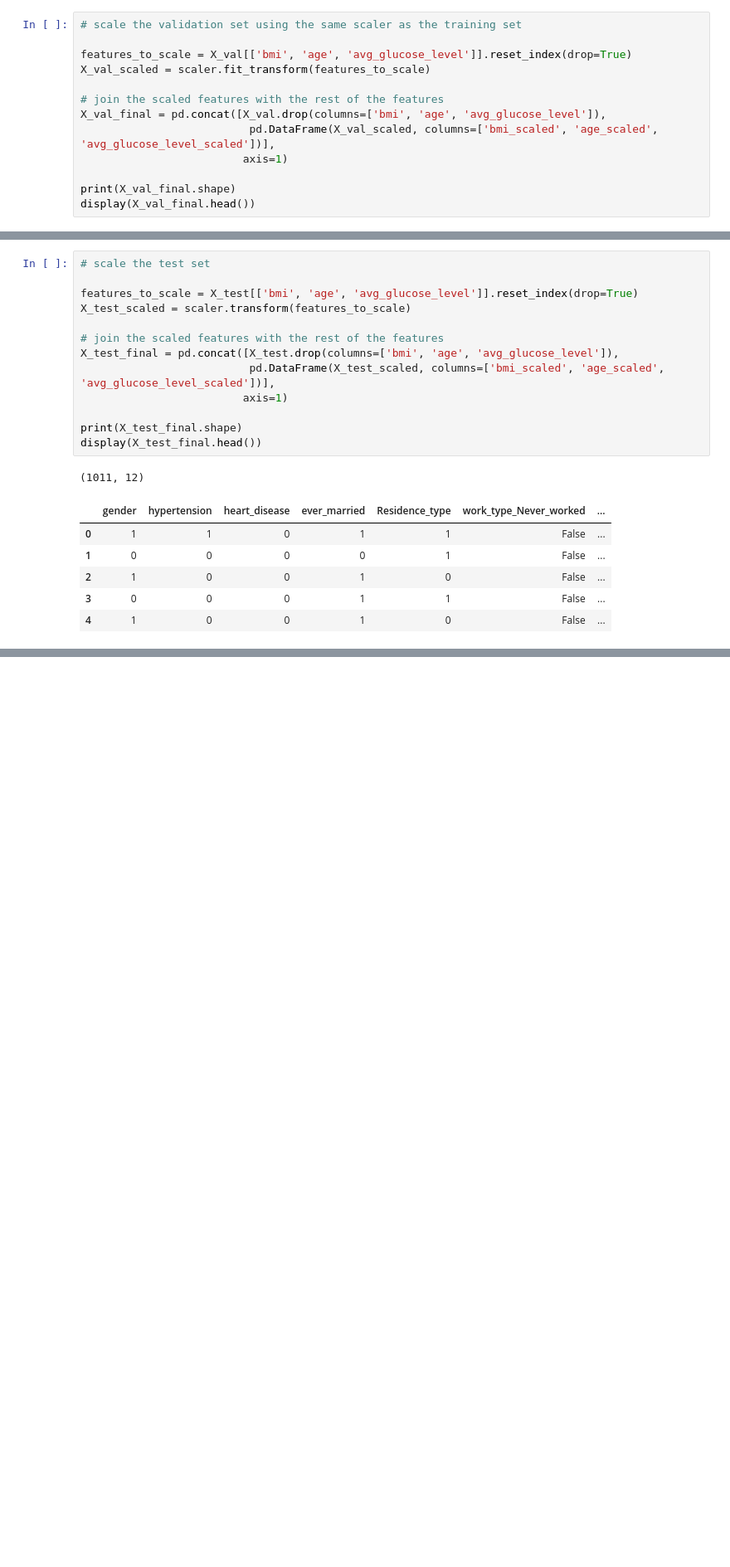
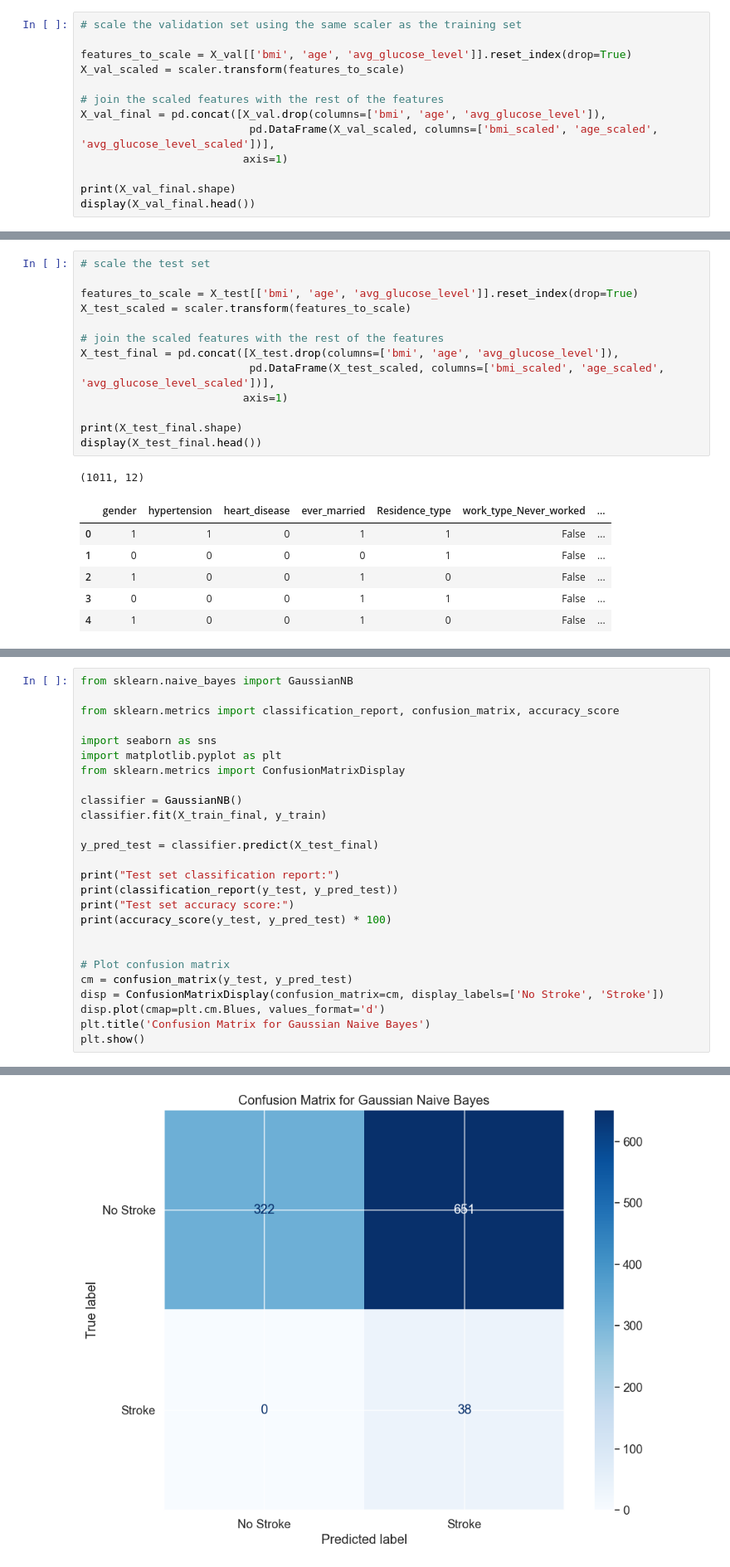
Before and after one commit to marwannour1/stroke_prediction, a Jupyter notebook: main.ipynb, the cells around one changed output, grey strips where cells are left out. Shown at 83% size. Drawn from its saved outputs; the diff is of its cells as text; blank space fills up the shorter version.

Commit message:
trained with NB w hagat kteer ba3deeh

```diff
--- a/main.ipynb
+++ b/main.ipynb
@@ -927,7 +927,7 @@ Row 3929 of X_train:
 # scale the validation set using the same scaler as the training set
 
 features_to_scale = X_val[['bmi', 'age', 'avg_glucose_level']].reset_index(drop=True)
-X_val_scaled = scaler.fit_transform(features_to_scale)
+X_val_scaled = scaler.transform(features_to_scale)
 
 # join the scaled features with the rest of the features
 X_val_final = pd.concat([X_val.drop(columns=['bmi', 'age', 'avg_glucose_level']),
@@ -967,0 +971,27 @@ display(X_test_final.head())
+# %%
+from sklearn.naive_bayes import GaussianNB
+
+from sklearn.metrics import classification_report, confusion_matrix, accuracy_score
+
+import seaborn as sns
+import matplotlib.pyplot as plt
+from sklearn.metrics import ConfusionMatrixDisplay
+
+classifier = GaussianNB()
+classifier.fit(X_train_final, y_train)
+
+y_pred_test = classifier.predict(X_test_final)
+
+print("Test set classification report:")
+print(classification_report(y_test, y_pred_test))
+print("Test set accuracy score:")
+print(accuracy_score(y_test, y_pred_test) * 100)
+
+
+# Plot confusion matrix
+cm = confusion_matrix(y_test, y_pred_test)
+disp = ConfusionMatrixDisplay(confusion_matrix=cm, display_labels=['No Stroke', 'Stroke'])
+disp.plot(cmap=plt.cm.Blues, values_format='d')
+plt.title('Confusion Matrix for Gaussian Naive Bayes')
+plt.show()
+# %% [output]
@@ -967,0 +1010 @@ display(X_test_final.head())
+[figure, added]
```
Also changed, not shown: parts of 11 cells of this notebook.
